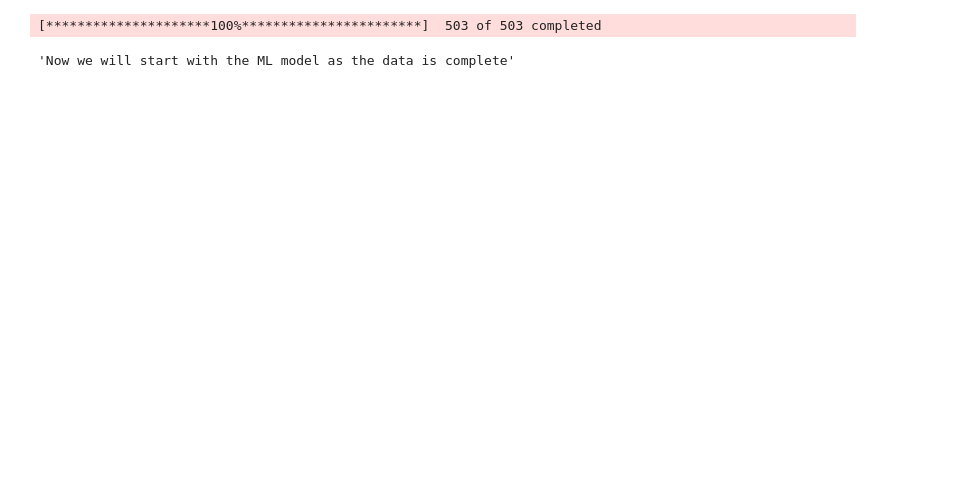
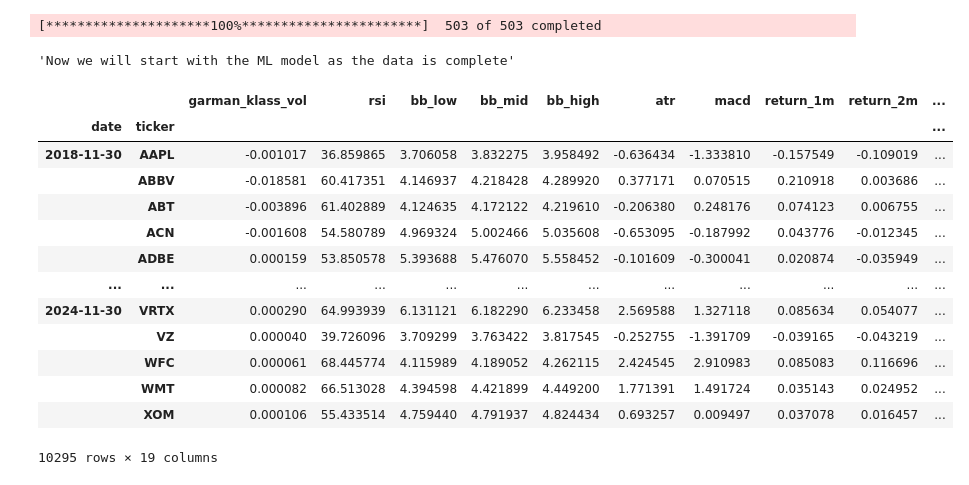
Before and after one commit to vepaan/ML_Trading_Strategy, a Jupyter notebook: project.ipynb, the cells around one changed output. Cells and saved outputs as stored; diff of their text form; code cells hidden in the pictures; blank space fills up the shorter version.

```diff
--- a/project.ipynb
+++ b/project.ipynb
@@ -182,3 +182,29 @@ data = data.drop('adj close', axis = 1)
 #Split the stocks into four diff groups (optimal number of clusters as said by a quant)
 # %% [output]
 'Now we will start with the ML model as the data is complete'
+# %%
+from sklearn.cluster import KMeans
+
+#Now we'll assign a cluster to each stock
+def get_clusters(df):
+    df['cluster'] = KMeans(n_clusters = 4, #4 clusters: 0,1,2,3
+                           random_state = 0,  #clustering works with random seed
+                           init = 'random').fit(df).labels_
+    return df
+
+data = data.dropna().groupby('date', group_keys = False).apply(get_clusters)
+# %% [output]
+|  |  | garman_klass_vol | rsi | bb_low | bb_mid | bb_high | atr | macd | return_1m | return_2m | ... |
+| date | ticker |  |  |  |  |  |  |  |  |  | ... |
+| 2018-11-30 | AAPL | -0.001017 | 36.859865 | 3.706058 | 3.832275 | 3.958492 | -0.636434 | -1.333810 | -0.157549 | -0.109019 | ... |
+|  | ABBV | -0.018581 | 60.417351 | 4.146937 | 4.218428 | 4.289920 | 0.377171 | 0.070515 | 0.210918 | 0.003686 | ... |
+|  | ABT | -0.003896 | 61.402889 | 4.124635 | 4.172122 | 4.219610 | -0.206380 | 0.248176 | 0.074123 | 0.006755 | ... |
+|  | ACN | -0.001608 | 54.580789 | 4.969324 | 5.002466 | 5.035608 | -0.653095 | -0.187992 | 0.043776 | -0.012345 | ... |
+|  | ADBE | 0.000159 | 53.850578 | 5.393688 | 5.476070 | 5.558452 | -0.101609 | -0.300041 | 0.020874 | -0.035949 | ... |
+| ... | ... | ... | ... | ... | ... | ... | ... | ... | ... | ... | ... |
+| 2024-11-30 | VRTX | 0.000290 | 64.993939 | 6.131121 | 6.182290 | 6.233458 | 2.569588 | 1.327118 | 0.085634 | 0.054077 | ... |
+|  | VZ | 0.000040 | 39.726096 | 3.709299 | 3.763422 | 3.817545 | -0.252755 | -1.391709 | -0.039165 | -0.043219 | ... |
+|  | WFC | 0.000061 | 68.445774 | 4.115989 | 4.189052 | 4.262115 | 2.424545 | 2.910983 | 0.085083 | 0.116696 | ... |
+|  | WMT | 0.000082 | 66.513028 | 4.394598 | 4.421899 | 4.449200 | 1.771391 | 1.491724 | 0.035143 | 0.024952 | ... |
+|  | XOM | 0.000106 | 55.433514 | 4.759440 | 4.791937 | 4.824434 | 0.693257 | 0.009497 | 0.037078 | 0.016457 | ... |
+10295 rows × 19 columns
```
Also changed, not shown: parts of 2 cells of this notebook, 1 other file.
